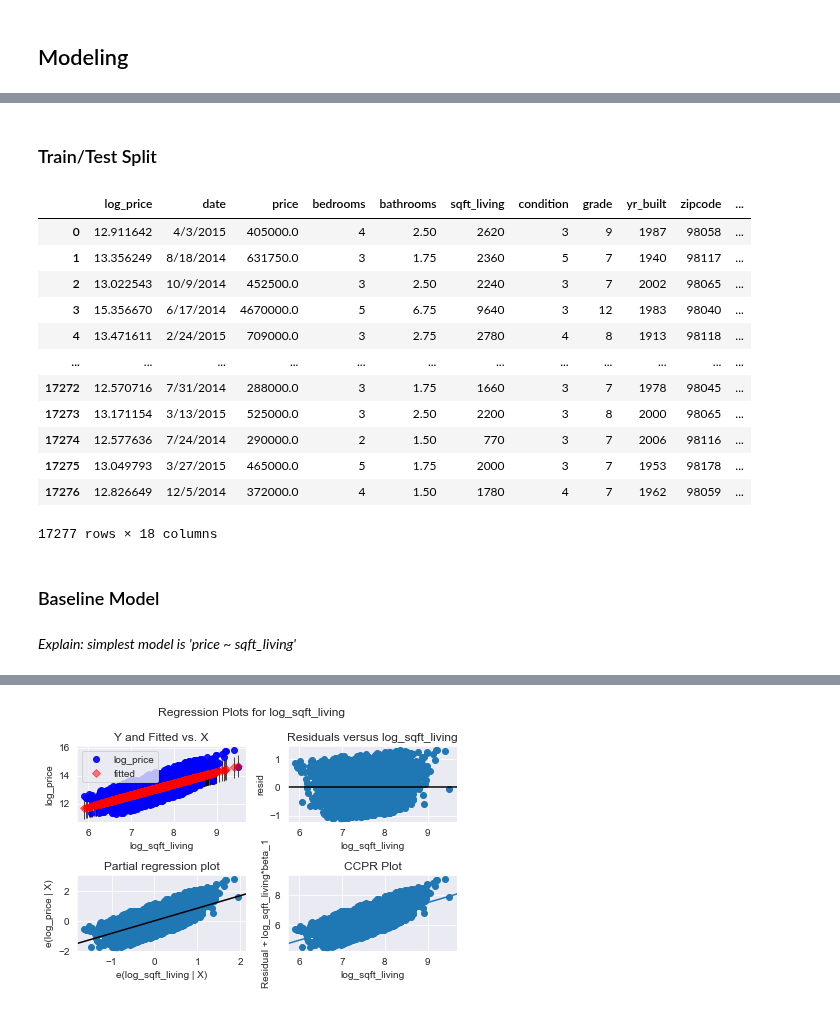
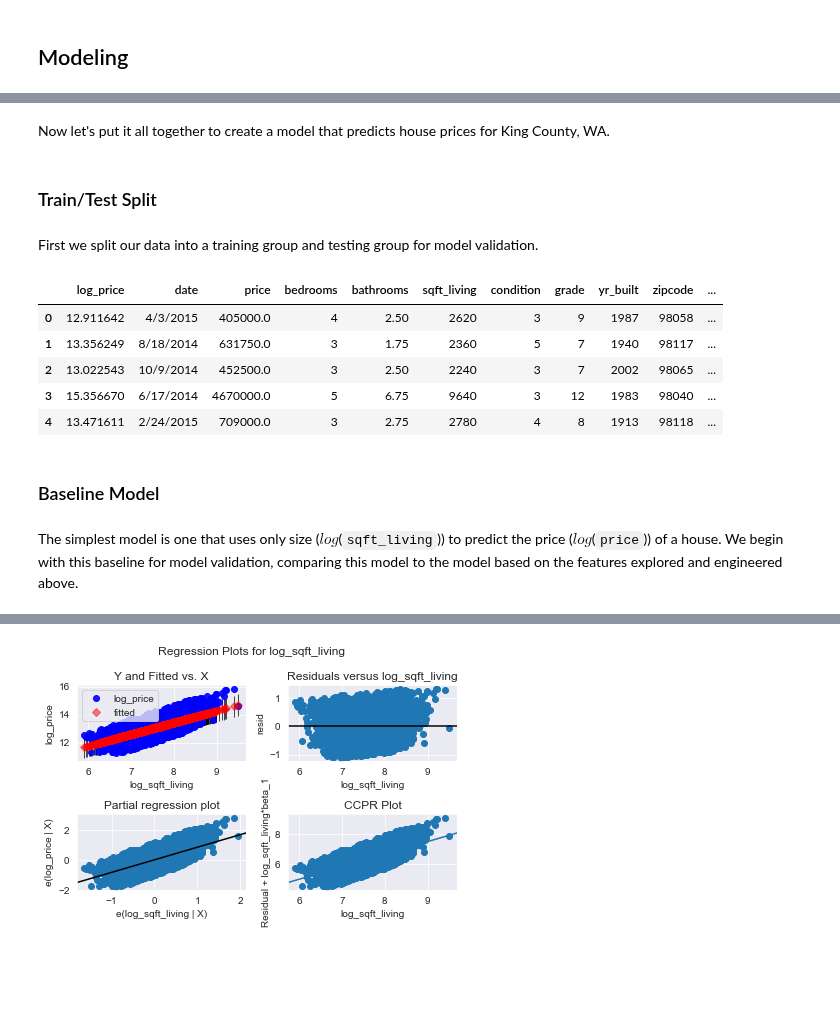
Before and after one commit to jmarkowi/kingcounty, a Jupyter notebook: predicting_prices_king_count-checkpoint.ipynb, the cells around one changed output, grey strips where cells are left out. Cells and saved outputs as stored; diff of their text form; code cells hidden in the pictures; blank space fills up the shorter version.

```diff
--- a/predicting_prices_king_count-checkpoint.ipynb
+++ b/predicting_prices_king_count-checkpoint.ipynb
@@ -245,5 +285,9 @@ ax3.boxplot(rural['price'], vert=False, showfliers = False);
+# %% [markdown]
+Now let's put it all together to create a model that predicts house prices for King County, WA.
 # %% [markdown]
 ### Train/Test Split
+# %% [markdown]
+First we split our data into a training group and testing group for model validation.
 # %%
 y = houses_df.log_price
 X = houses_df.drop(labels=['log_price'], axis=1)
@@ -251,26 +295,18 @@ X = houses_df.drop(labels=['log_price'], axis=1)
 X_train, X_test, y_train, y_test = train_test_split(X, y, test_size=.2, random_state = 5)
 # %%
 houses_model_df = pd.concat([pd.DataFrame(y_train), X_train], axis=1).reset_index(drop=True)
+houses_model_df.head()
+# %% [output]
+|  | log_price | date | price | bedrooms | bathrooms | sqft_living | condition | grade | yr_built | zipcode | ... |
+| 0 | 12.911642 | 4/3/2015 | 405000.0 | 4 | 2.50 | 2620 | 3 | 9 | 1987 | 98058 | ... |
+| 1 | 13.356249 | 8/18/2014 | 631750.0 | 3 | 1.75 | 2360 | 5 | 7 | 1940 | 98117 | ... |
+| 2 | 13.022543 | 10/9/2014 | 452500.0 | 3 | 2.50 | 2240 | 3 | 7 | 2002 | 98065 | ... |
+| 3 | 15.356670 | 6/17/2014 | 4670000.0 | 5 | 6.75 | 9640 | 3 | 12 | 1983 | 98040 | ... |
+| 4 | 13.471611 | 2/24/2015 | 709000.0 | 3 | 2.75 | 2780 | 4 | 8 | 1913 | 98118 | ... |
-# %%
-houses_model_df
-# %% [output]
-|  | log_price | date | price | bedrooms | bathrooms | sqft_living | condition | grade | yr_built | zipcode | ... |
-| 0 | 12.911642 | 4/3/2015 | 405000.0 | 4 | 2.50 | 2620 | 3 | 9 | 1987 | 98058 | ... |
-| 1 | 13.356249 | 8/18/2014 | 631750.0 | 3 | 1.75 | 2360 | 5 | 7 | 1940 | 98117 | ... |
-| 2 | 13.022543 | 10/9/2014 | 452500.0 | 3 | 2.50 | 2240 | 3 | 7 | 2002 | 98065 | ... |
-| 3 | 15.356670 | 6/17/2014 | 4670000.0 | 5 | 6.75 | 9640 | 3 | 12 | 1983 | 98040 | ... |
-| 4 | 13.471611 | 2/24/2015 | 709000.0 | 3 | 2.75 | 2780 | 4 | 8 | 1913 | 98118 | ... |
-| ... | ... | ... | ... | ... | ... | ... | ... | ... | ... | ... | ... |
-| 17272 | 12.570716 | 7/31/2014 | 288000.0 | 3 | 1.75 | 1660 | 3 | 7 | 1978 | 98045 | ... |
-| 17273 | 13.171154 | 3/13/2015 | 525000.0 | 3 | 2.50 | 2200 | 3 | 8 | 2000 | 98065 | ... |
-| 17274 | 12.577636 | 7/24/2014 | 290000.0 | 2 | 1.50 | 770 | 3 | 7 | 2006 | 98116 | ... |
-| 17275 | 13.049793 | 3/27/2015 | 465000.0 | 5 | 1.75 | 2000 | 3 | 7 | 1953 | 98178 | ... |
-| 17276 | 12.826649 | 12/5/2014 | 372000.0 | 4 | 1.50 | 1780 | 4 | 7 | 1962 | 98059 | ... |
-17277 rows × 18 columns
 # %% [markdown]
 ### Baseline Model
-# %% [markdown]
-*Explain: simplest model is 'price ~ sqft_living'*
+# %% [markdown]
+The simplest model is one that uses only size ($log$(`sqft_living`)) to predict the price ($log$(`price`)) of a house. We begin with this baseline for model validation, comparing this model to the model based on the features explored and engineered above.
 # %%
 baseline_model = sm.formula.ols(formula='log_price ~ log_sqft_living', data = houses_model_df).fit()
 
```
Also changed, not shown: parts of 49 cells of this notebook, 1 other file.
